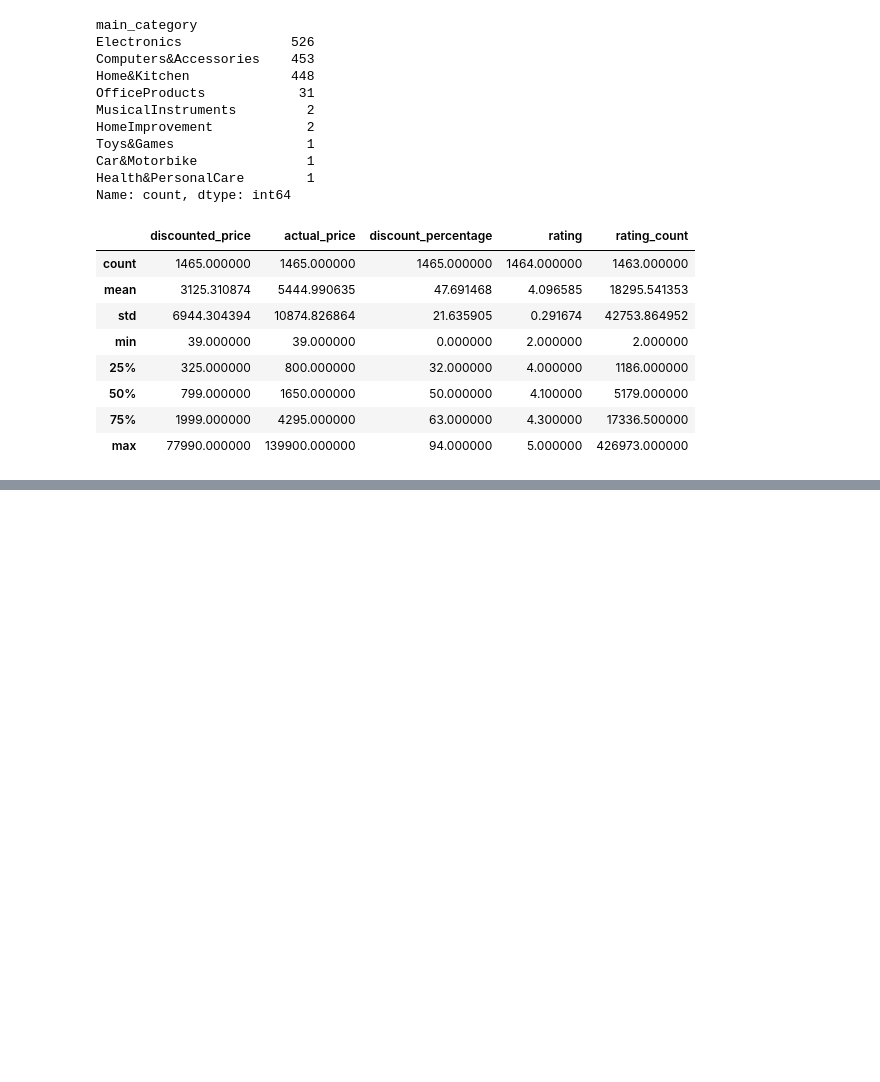
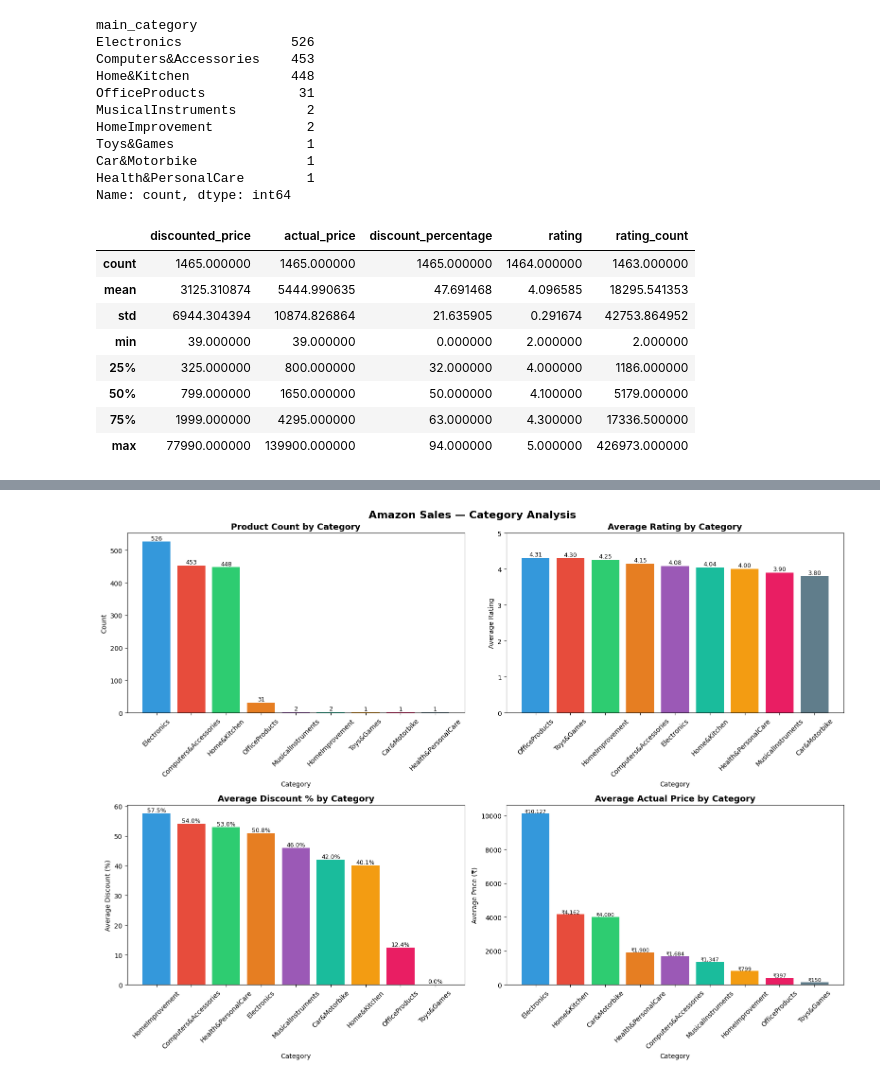
Before and after one commit to john-nio/eda-project, a Jupyter notebook: amazon/amazon_eda.ipynb, the cells around one changed output, grey strips where cells are left out. Drawn from its saved outputs; the diff is of its cells as text; code cells hidden in the pictures; blank space fills up the shorter version.

Commit message:
Adding first few charts

```diff
--- a/amazon/amazon_eda.ipynb
+++ b/amazon/amazon_eda.ipynb
@@ -163,3 +163,67 @@ dtype: object
 | 2 | B096MSW6CT | Sounce Fast Phone Charging Cable ... | Computers&Accessories|Accessories... | 199.0 | 1899.0 | 90.0 | 3.9 | ... |
 | 3 | B08HDJ86NZ | boAt Deuce USB 300 2 in 1 Type-C ... | Computers&Accessories|Accessories... | 329.0 | 699.0 | 53.0 | 4.2 | ... |
 | 4 | B08CF3B7N1 | Portronics Konnect L 1.2M Fast Ch... | Computers&Accessories|Accessories... | 154.0 | 399.0 | 61.0 | 4.2 | ... |
+# %%
+fig, axes = plt.subplots(2, 2, figsize=(16, 12))
+axes = axes.flatten()
+
+# color palette
+colors = ['#3498db', '#e74c3c', '#2ecc71', '#e67e22',
+          '#9b59b6', '#1abc9c', '#f39c12', '#e91e63', '#607d8b']
+
+# ── 1. Product count by category ──────────────────────────────
+data1 = df_clean['main_category'].value_counts()
+bars = axes[0].bar(data1.index, data1.values, color=colors[:len(data1)])
+axes[0].set_title('Product Count by Category', fontsize=13, fontweight='bold')
+axes[0].set_xlabel('Category')
+axes[0].set_ylabel('Count')
+axes[0].tick_params(axis='x', rotation=45)
+for bar, val in zip(bars, data1.values):
+    axes[0].text(bar.get_x() + bar.get_width()/2,
+                 bar.get_height() + 5,
+                 str(val), ha='center', fontsize=9)
+
+# ── 2. Average rating by category ─────────────────────────────
+data2 = df_clean.groupby('main_category')['rating'].mean().sort_values(ascending=False)
+bars = axes[1].bar(data2.index, data2.values, color=colors[:len(data2)])
+axes[1].set_title('Average Rating by Category', fontsize=13, fontweight='bold')
+axes[1].set_xlabel('Category')
+axes[1].set_ylabel('Average Rating')
+axes[1].set_ylim(0, 5)
+axes[1].tick_params(axis='x', rotation=45)
+for bar, val in zip(bars, data2.values):
+    axes[1].text(bar.get_x() + bar.get_width()/2,
+                 bar.get_height() + 0.05,
+                 f'{val:.2f}', ha='center', fontsize=9)
+
+# ── 3. Average discount by category ───────────────────────────
+data3 = df_clean.groupby('main_category')['discount_percentage'].mean().sort_values(ascending=False)
+bars = axes[2].bar(data3.index, data3.values, color=colors[:len(data3)])
+axes[2].set_title('Average Discount % by Category', fontsize=13, fontweight='bold')
+axes[2].set_xlabel('Category')
+axes[2].set_ylabel('Average Discount (%)')
+axes[2].tick_params(axis='x', rotation=45)
+for bar, val in zip(bars, data3.values):
+    axes[2].text(bar.get_x() + bar.get_width()/2,
+                 bar.get_height() + 0.5,
+                 f'{val:.1f}%', ha='center', fontsize=9)
+
+# ── 4. Average actual price by category ───────────────────────
+data4 = df_clean.groupby('main_category')['actual_price'].mean().sort_values(ascending=False)
+bars = axes[3].bar(data4.index, data4.values, color=colors[:len(data4)])
+axes[3].set_title('Average Actual Price by Category', fontsize=13, fontweight='bold')
+axes[3].set_xlabel('Category')
+axes[3].set_ylabel('Average Price (₹)')
+axes[3].tick_params(axis='x', rotation=45)
+for bar, val in zip(bars, data4.values):
+    axes[3].text(bar.get_x() + bar.get_width()/2,
+                 bar.get_height() + 50,
+                 f'₹{val:,.0f}', ha='center', fontsize=8)
+
+fig.suptitle('Amazon Sales — Category Analysis',
+             fontsize=16, fontweight='bold')
+plt.tight_layout()
+plt.savefig('visualizations/category_analysis.png', dpi=150)
+plt.show()
+# %% [output]
+[figure, added]
```
Also changed, not shown: parts of 2 cells of this notebook, 1 other file.
